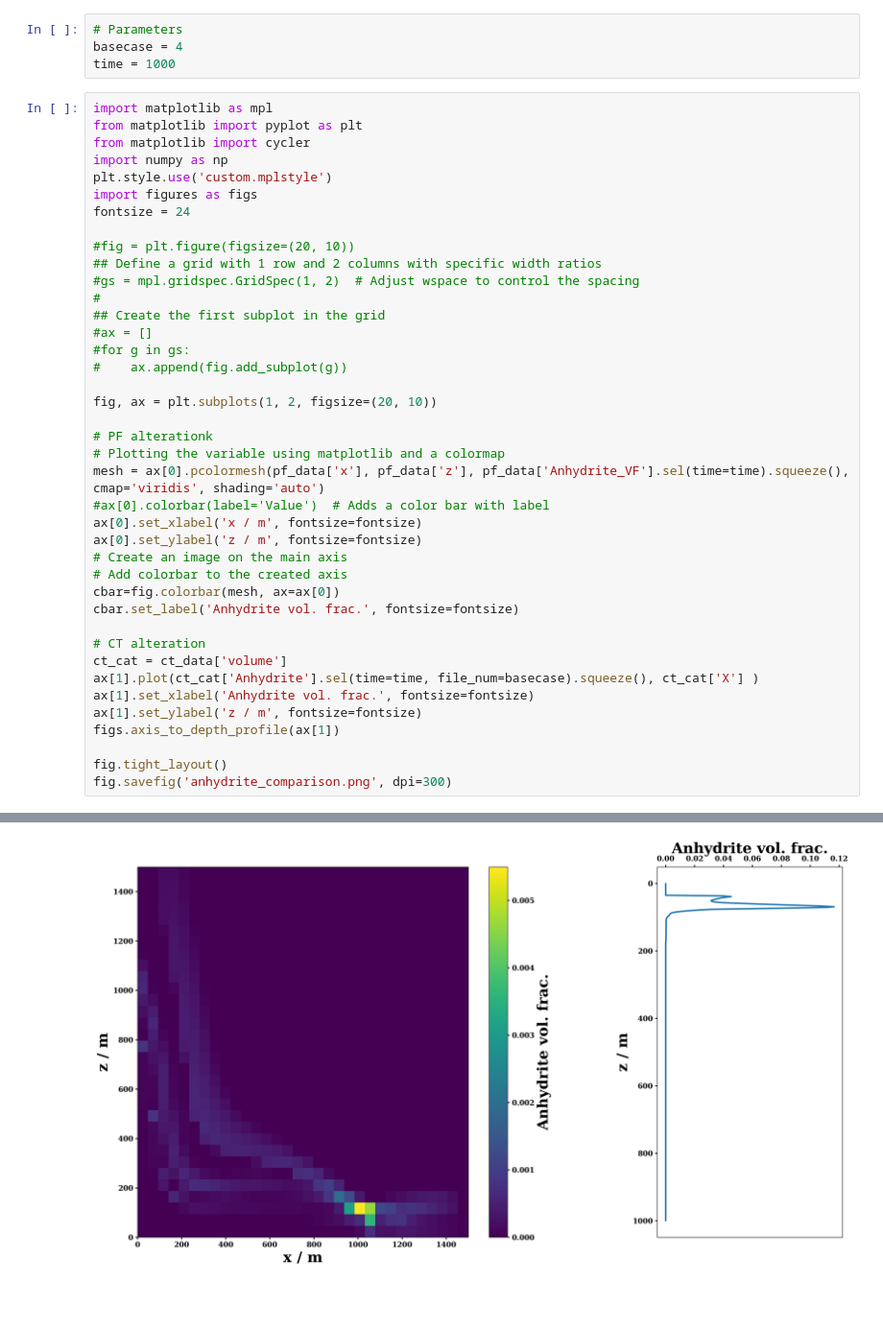
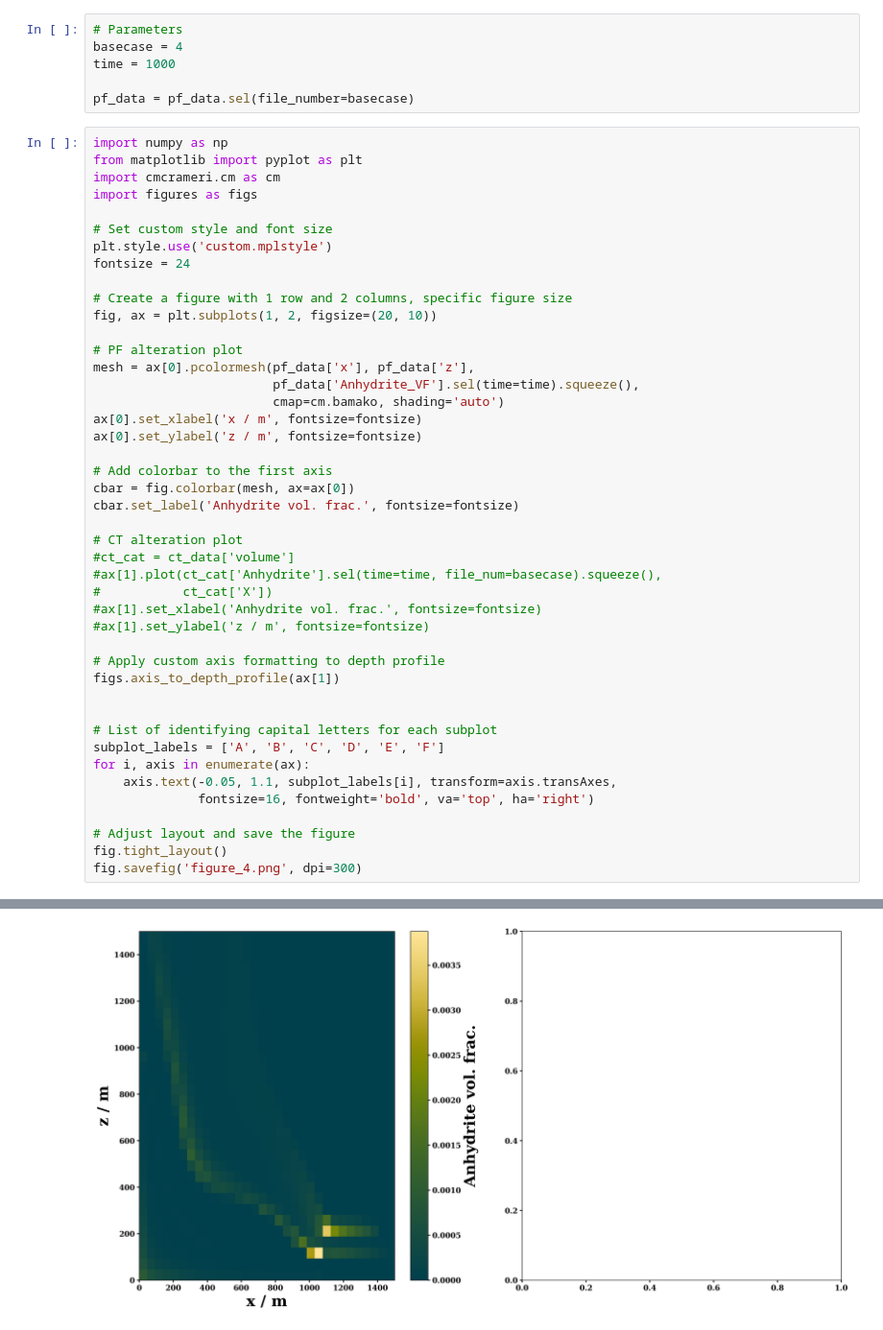
Before and after one commit to a-fotherby/hydrothermal_alteration, a Jupyter notebook: paper_figures/figure_4.ipynb, the cells around one changed output, grey strips where cells are left out. Shown at 96% size. Cells and saved outputs as stored; diff of their text form; blank space fills up the shorter version.

Commit message:
update paper figures

```diff
--- a/paper_figures/figure_4.ipynb
+++ b/paper_figures/figure_4.ipynb
@@ -17,44 +15,50 @@ Secondary mineral groups: {'clays': ['Saponite_Mg', 'Chamosite-7A', 'Clinochlore
 # Parameters
 basecase = 4
 time = 1000
+
+pf_data = pf_data.sel(file_number=basecase)
 # %%
-import matplotlib as mpl
+import numpy as np
 from matplotlib import pyplot as plt
-from matplotlib import cycler
-import numpy as np
+import cmcrameri.cm as cm
+import figures as figs
+
+# Set custom style and font size
 plt.style.use('custom.mplstyle')
-import figures as figs
 fontsize = 24
 
-#fig = plt.figure(figsize=(20, 10))
-## Define a grid with 1 row and 2 columns with specific width ratios
-#gs = mpl.gridspec.GridSpec(1, 2)  # Adjust wspace to control the spacing
-#
-## Create the first subplot in the grid
-#ax = []
-#for g in gs:
-#    ax.append(fig.add_subplot(g))
-
+# Create a figure with 1 row and 2 columns, specific figure size
 fig, ax = plt.subplots(1, 2, figsize=(20, 10))
 
-# PF alterationk
-# Plotting the variable using matplotlib and a colormap
-mesh = ax[0].pcolormesh(pf_data['x'], pf_data['z'], pf_data['Anhydrite_VF'].sel(time=time).squeeze(), cmap='viridis', shading='auto')
-#ax[0].colorbar(label='Value')  # Adds a color bar with label
+# PF alteration plot
+mesh = ax[0].pcolormesh(pf_data['x'], pf_data['z'],
+                        pf_data['Anhydrite_VF'].sel(time=time).squeeze(),
+                        cmap=cm.bamako, shading='auto')
 ax[0].set_xlabel('x / m', fontsize=fontsize)
 ax[0].set_ylabel('z / m', fontsize=fontsize)
-# Create an image on the main axis
-# Add colorbar to the created axis
-cbar=fig.colorbar(mesh, ax=ax[0])
+
+# Add colorbar to the first axis
+cbar = fig.colorbar(mesh, ax=ax[0])
 cbar.set_label('Anhydrite vol. frac.', fontsize=fontsize)
 
-# CT alteration
-ct_cat = ct_data['volume']
-ax[1].plot(ct_cat['Anhydrite'].sel(time=time, file_num=basecase).squeeze(), ct_cat['X'] )
-ax[1].set_xlabel('Anhydrite vol. frac.', fontsize=fontsize)
-ax[1].set_ylabel('z / m', fontsize=fontsize)
+# CT alteration plot
+#ct_cat = ct_data['volume']
+#ax[1].plot(ct_cat['Anhydrite'].sel(time=time, file_num=basecase).squeeze(),
+#           ct_cat['X'])
+#ax[1].set_xlabel('Anhydrite vol. frac.', fontsize=fontsize)
+#ax[1].set_ylabel('z / m', fontsize=fontsize)
+
+# Apply custom axis formatting to depth profile
 figs.axis_to_depth_profile(ax[1])
 
+
+# List of identifying capital letters for each subplot
+subplot_labels = ['A', 'B', 'C', 'D', 'E', 'F']
+for i, axis in enumerate(ax):
+    axis.text(-0.05, 1.1, subplot_labels[i], transform=axis.transAxes,
+              fontsize=16, fontweight='bold', va='top', ha='right')
+
+# Adjust layout and save the figure
 fig.tight_layout()
-fig.savefig('anhydrite_comparison.png', dpi=300)
+fig.savefig('figure_4.png', dpi=300)
 # %% [output]
@@ -61 +66 @@ fig.savefig('anhydrite_comparison.png', dpi=300)
-[figure, old version]
+[figure, new version]
```
Also changed, not shown: parts of 2 cells of this notebook, 5 other files.
